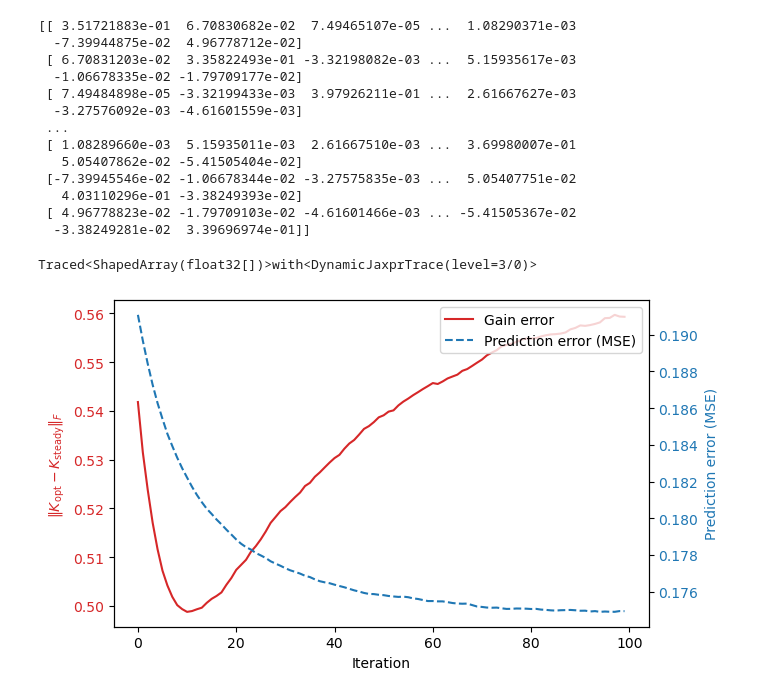
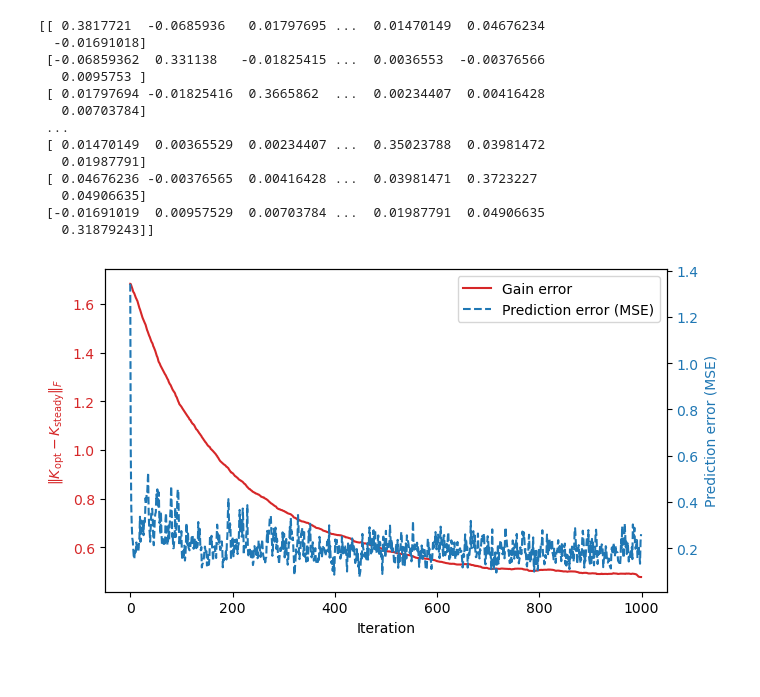
Before and after one commit to enochcluk/variational_filtering, a Jupyter notebook: fixed_nonlinear.ipynb, the cells around one changed output. Drawn from its saved outputs; the diff is of its cells as text; code cells hidden in the pictures.

```diff
--- a/fixed_nonlinear.ipynb
+++ b/fixed_nonlinear.ipynb
@@ -11,7 +11,7 @@ import matplotlib.pyplot as plt
 from jax.tree_util import Partial
 
 from jax_vi import KL_gaussian, log_likelihood, KL_sum
-from jax_filters import apply_filtering_fixed_nonlinear, kalman_filter_process
+from jax_filters import apply_filtering_fixed_nonlinear, kalman_filter_process, filter_step
 from jax_models import visualize_observations, Lorenz96, generate_true_states, generate_gc_localization_matrix
 
 
@@ -22,12 +22,11 @@ key = random.PRNGKey(3)
 # System dimensions
 n = 40  # System dimension
 p = 2  # Observation dimension
-num_steps = 100 # number of steps
 J0 = 0 # burn in period
 N = 10 # Monte Carlo samples
 F = 8.0
 dt = 0.05
-num_steps = 250  # Number of time steps
+num_steps = 1000  # Number of time steps
 
 # Model parameters
 m0 = jnp.ones((n,))
@@ -74,19 +92,19 @@ m, C, K = kalman_filter_process(l96_step, jac_func, m0, C0, observations, H, Q,
 print(K[-1])
 K_steady = jnp.mean(K[-10:, :, :], axis=0)
 # %% [output]
-[[ 3.51721883e-01  6.70830682e-02  7.49465107e-05 ...  1.08290371e-03
-  -7.39944875e-02  4.96778712e-02]
- [ 6.70831203e-02  3.35822493e-01 -3.32198082e-03 ...  5.15935617e-03
-  -1.06678335e-02 -1.79709177e-02]
- [ 7.49484898e-05 -3.32199433e-03  3.97926211e-01 ...  2.61667627e-03
-  -3.27576092e-03 -4.61601559e-03]
+[[ 0.3817721  -0.0685936   0.01797695 ...  0.01470149  0.04676234
+  -0.01691018]
+ [-0.06859362  0.331138   -0.01825415 ...  0.0036553  -0.00376566
+   0.0095753 ]
+ [ 0.01797694 -0.01825416  0.3665862  ...  0.00234407  0.00416428
+   0.00703784]
  ...
- [ 1.08289660e-03  5.15935011e-03  2.61667510e-03 ...  3.69980007e-01
-   5.05407862e-02 -5.41505404e-02]
- [-7.39945546e-02 -1.06678344e-02 -3.27575835e-03 ...  5.05407751e-02
-   4.03110296e-01 -3.38249393e-02]
- [ 4.96778823e-02 -1.79709103e-02 -4.61601466e-03 ... -5.41505367e-02
-  -3.38249281e-02  3.39696974e-01]]
+ [ 0.01470149  0.00365529  0.00234407 ...  0.35023788  0.03981472
+   0.01987791]
+ [ 0.04676236 -0.00376565  0.00416428 ...  0.03981471  0.3723227
+   0.04906635]
+ [-0.01691019  0.00957529  0.00703784 ...  0.01987791  0.04906635
+   0.31879243]]
 # %%
 import numpy as np
 import matplotlib.pyplot as plt
@@ -99,12 +117,12 @@ var_cost_grad = grad(var_cost, argnums=0)
 K_opt = jnp.eye(n) * 0.4
 alpha = 1e-5
 
-
+live = False
 prediction_errors = []
 norms = []
 true_div = []
 
-n_iters = 100
+n_iters = 1000
 
 for i in tqdm(range(n_iters)):
     key, _ = random.split(key)
@@ -124,5 +142,3 @@ for i in tqdm(range(n_iters)):
         total_kl_divergence += kl_div_t
 
     true_div.append(total_kl_divergence / num_steps)
-# %% [output]
-Traced<ShapedArray(float32[])>with<DynamicJaxprTrace(level=3/0)>
@@ -129,25 +180,29 @@ Traced<ShapedArray(float32[])>with<DynamicJaxprTrace(level=3/0)>
 # %%
 fig, ax1 = plt.subplots(figsize=(7, 4))
 
 color = 'tab:red'
 ax1.set_xlabel('Iteration')
 ax1.set_ylabel('$\|K_\mathrm{opt} - K_\mathrm{steady}\|_F$', color=color)
 ax1.plot(norms, label='Gain error', color=color)
 ax1.tick_params(axis='y', labelcolor=color)
 
 # Instantiate a second y-axis that shares the same x-axis
 ax2 = ax1.twinx()
 color = 'tab:blue'
 ax2.set_ylabel('Prediction error (MSE)', color=color)
 ax2.plot(prediction_errors, label='Prediction error (MSE)', color=color, linestyle='--')
 ax2.tick_params(axis='y', labelcolor=color)
 
 # Title and legend
 fig.tight_layout()
 #plt.title('Optimization and Prediction Errors over Iterations')
 fig.legend(loc="upper right", bbox_to_anchor=(1,1), bbox_transform=ax1.transAxes)
 
-plt.savefig("nonlinear_gain_errors.pdf")
+
+if live:
+    plt.savefig("nonlinear_gain_errors_live.pdf")
+else:
+    plt.savefig("nonlinear_gain_errors.pdf")
 #plt.show()
 # %% [output]
-[figure, old version]
+[figure, new version]
```
Also changed, not shown: parts of 5 cells of this notebook, 10 other files.
